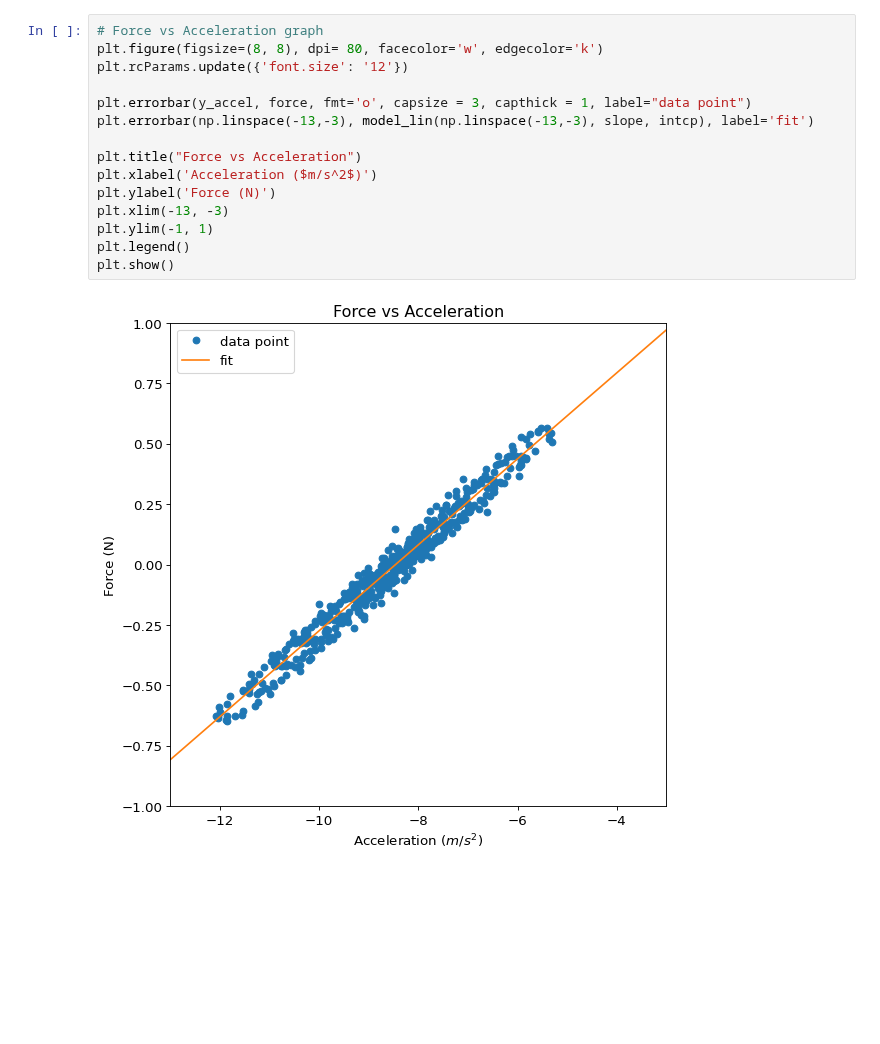
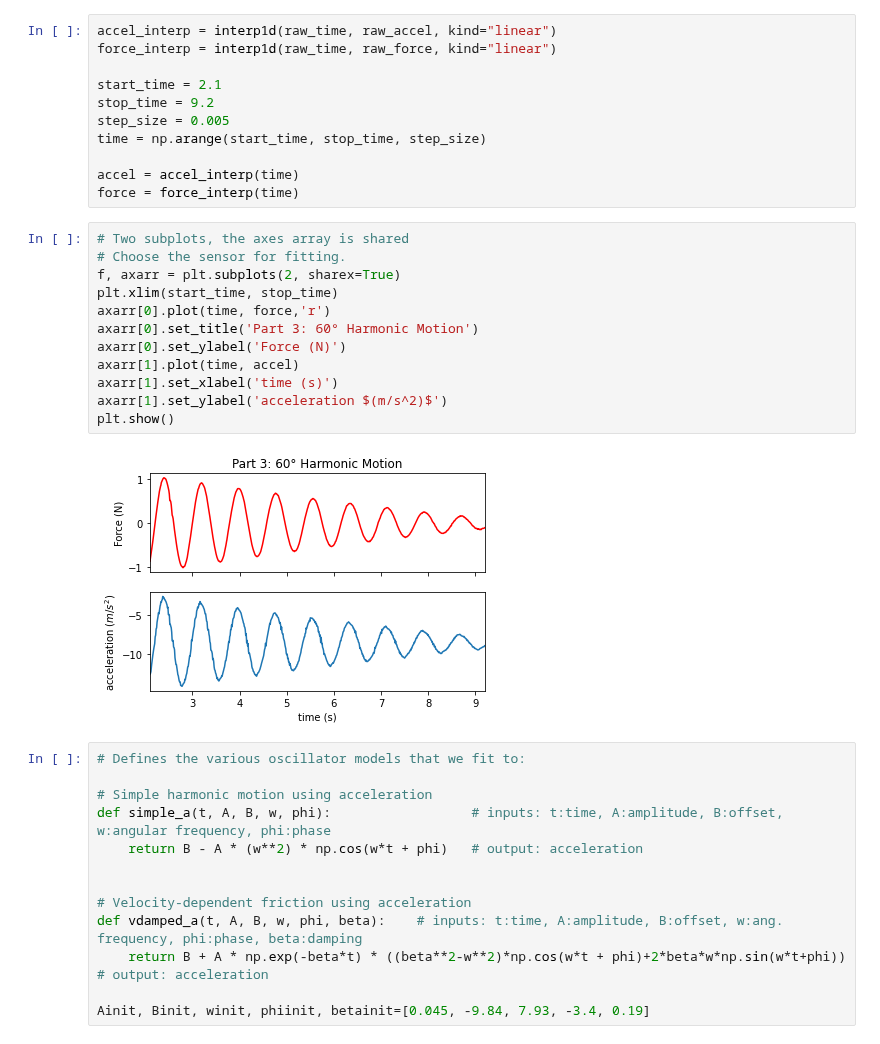
Before and after one commit to matthew-ding/physics5bl, a Jupyter notebook: Lab7/Data/Lab7_Part3.ipynb, the cells around one changed output. Cells and saved outputs as stored; diff of their text form; blank space fills up the shorter version.

```diff
--- a/Lab7/Data/Lab7_Part3.ipynb
+++ b/Lab7/Data/Lab7_Part3.ipynb
@@ -56,17 +16,38 @@ y_model = model_lin(force, slope, intcp) # Y values predicted with our model
-# %%
-# Force vs Acceleration graph
-plt.figure(figsize=(8, 8), dpi= 80, facecolor='w', edgecolor='k')
-plt.rcParams.update({'font.size': '12'})
-
-plt.errorbar(y_accel, force, fmt='o', capsize = 3, capthick = 1, label="data point")
-plt.errorbar(np.linspace(-13,-3), model_lin(np.linspace(-13,-3), slope, intcp), label='fit')
-
-plt.title("Force vs Acceleration")
-plt.xlabel('Acceleration ($m/s^2$)')
-plt.ylabel('Force (N)')
-plt.xlim(-13, -3)
-plt.ylim(-1, 1)
-plt.legend()
-plt.show()
-# %% [output]
-[figure, removed]
+# %%
+accel_interp = interp1d(raw_time, raw_accel, kind="linear")
+force_interp = interp1d(raw_time, raw_force, kind="linear")
+
+start_time = 2.1
+stop_time = 9.2
+step_size = 0.005
+time = np.arange(start_time, stop_time, step_size)
+
+accel = accel_interp(time)
+force = force_interp(time)
+# %%
+# Two subplots, the axes array is shared
+# Choose the sensor for fitting.
+f, axarr = plt.subplots(2, sharex=True)
+plt.xlim(start_time, stop_time)
+axarr[0].plot(time, force,'r')
+axarr[0].set_title('Part 3: 60° Harmonic Motion')
+axarr[0].set_ylabel('Force (N)')
+axarr[1].plot(time, accel)
+axarr[1].set_xlabel('time (s)')
+axarr[1].set_ylabel('acceleration $(m/s^2)$')
+plt.show()
+# %% [output]
+[figure, added]
+# %%
+# Defines the various oscillator models that we fit to:
+
+# Simple harmonic motion using acceleration
+def simple_a(t, A, B, w, phi):                  # inputs: t:time, A:amplitude, B:offset, w:angular frequency, phi:phase
+    return B - A * (w**2) * np.cos(w*t + phi)   # output: acceleration
+
+
+# Velocity-dependent friction using acceleration
+def vdamped_a(t, A, B, w, phi, beta):    # inputs: t:time, A:amplitude, B:offset, w:ang. frequency, phi:phase, beta:damping
+    return B + A * np.exp(-beta*t) * ((beta**2-w**2)*np.cos(w*t + phi)+2*beta*w*np.sin(w*t+phi))   # output: acceleration
+
+Ainit, Binit, winit, phiinit, betainit=[0.045, -9.84, 7.93, -3.4, 0.19]
```
Also changed, not shown: parts of 13 cells of this notebook, 3 other files.
